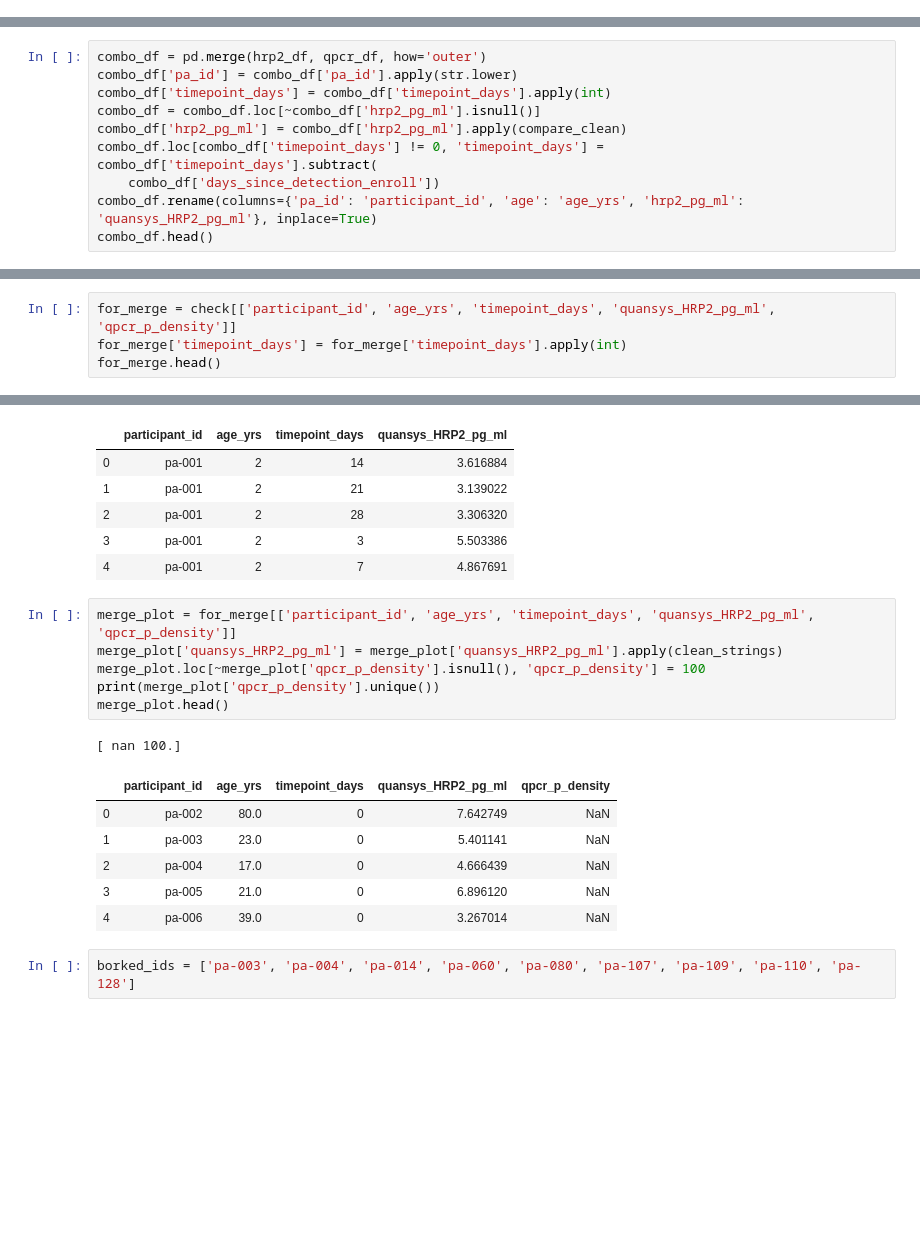
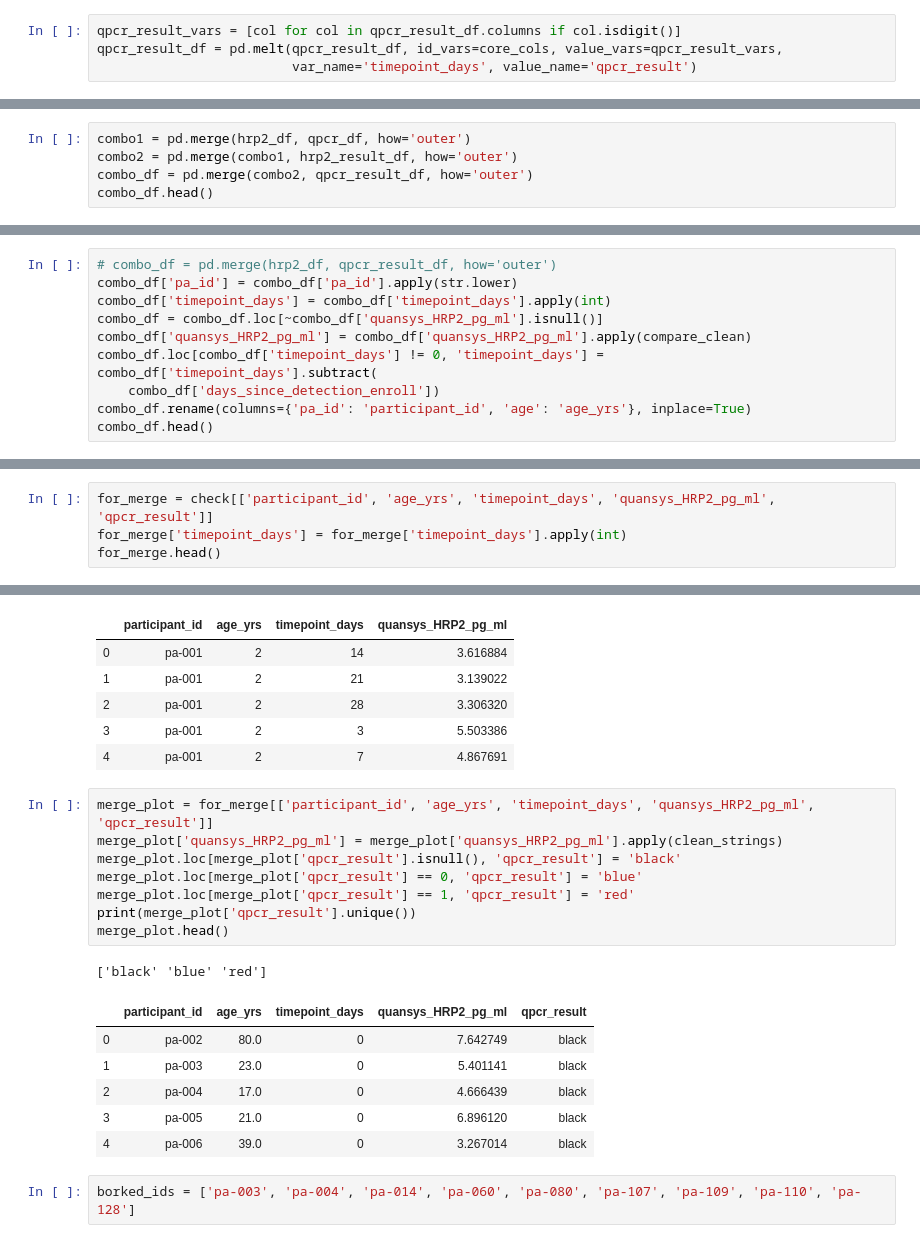
Before and after one commit to MACEPA/DIAMETER, a Jupyter notebook: ipynbs/processing/namibia_PCR_update_method.ipynb, the cells around one changed output, grey strips where cells are left out. Drawn from its saved outputs; the diff is of its cells as text; blank space fills up the shorter version.

```diff
--- a/ipynbs/processing/namibia_PCR_update_method.ipynb
+++ b/ipynbs/processing/namibia_PCR_update_method.ipynb
@@ -89,3 +80,7 @@ qpcr_df.head()
+# %%
+qpcr_result_vars = [col for col in qpcr_result_df.columns if col.isdigit()]
+qpcr_result_df = pd.melt(qpcr_result_df, id_vars=core_cols, value_vars=qpcr_result_vars,
+                         var_name='timepoint_days', value_name='qpcr_result')
 # %%
 def compare_clean(val):
     if isinstance(val, str):
@@ -97,3 +92,8 @@ def compare_clean(val):
         return val
     else:
         raise
+# %%
+combo1 = pd.merge(hrp2_df, qpcr_df, how='outer')
+combo2 = pd.merge(combo1, hrp2_result_df, how='outer')
+combo_df = pd.merge(combo2, qpcr_result_df, how='outer')
+combo_df.head()
@@ -100,12 +107,12 @@ def compare_clean(val):
 # %%
-combo_df = pd.merge(hrp2_df, qpcr_df, how='outer')
+# combo_df = pd.merge(hrp2_df, qpcr_result_df, how='outer')
 combo_df['pa_id'] = combo_df['pa_id'].apply(str.lower)
 combo_df['timepoint_days'] = combo_df['timepoint_days'].apply(int)
-combo_df = combo_df.loc[~combo_df['hrp2_pg_ml'].isnull()]
-combo_df['hrp2_pg_ml'] = combo_df['hrp2_pg_ml'].apply(compare_clean)
+combo_df = combo_df.loc[~combo_df['quansys_HRP2_pg_ml'].isnull()]
+combo_df['quansys_HRP2_pg_ml'] = combo_df['quansys_HRP2_pg_ml'].apply(compare_clean)
 combo_df.loc[combo_df['timepoint_days'] != 0, 'timepoint_days'] = combo_df['timepoint_days'].subtract(
     combo_df['days_since_detection_enroll'])
-combo_df.rename(columns={'pa_id': 'participant_id', 'age': 'age_yrs', 'hrp2_pg_ml': 'quansys_HRP2_pg_ml'}, inplace=True)
+combo_df.rename(columns={'pa_id': 'participant_id', 'age': 'age_yrs'}, inplace=True)
 combo_df.head()
 # %% [output]
 |  | participant_id | age_yrs | sex | day0_enrollee | days_since_detection_enroll | time_to_negativity_urdt | ... |
@@ -146,7 +155,7 @@ check.head()
 | 3 | 7.87264e+06 | pa-005 | 21.0 | Male | 1 | 0 | ... |
 | 4 | 1849.23 | pa-006 | 39.0 | Female | 0 | 10 | ... |
 # %%
-for_merge = check[['participant_id', 'age_yrs', 'timepoint_days', 'quansys_HRP2_pg_ml', 'qpcr_p_density']]
+for_merge = check[['participant_id', 'age_yrs', 'timepoint_days', 'quansys_HRP2_pg_ml', 'qpcr_result']]
 for_merge['timepoint_days'] = for_merge['timepoint_days'].apply(int)
 for_merge.head()
 # %% [output]
@@ -193,19 +202,21 @@ See the caveats in the documentation: http://pandas.pydata.org/pandas-docs/stabl
 | 3 | pa-001 | 2 | 3 | 5.503386 |
 | 4 | pa-001 | 2 | 7 | 4.867691 |
 # %%
-merge_plot = for_merge[['participant_id', 'age_yrs', 'timepoint_days', 'quansys_HRP2_pg_ml', 'qpcr_p_density']]
+merge_plot = for_merge[['participant_id', 'age_yrs', 'timepoint_days', 'quansys_HRP2_pg_ml', 'qpcr_result']]
 merge_plot['quansys_HRP2_pg_ml'] = merge_plot['quansys_HRP2_pg_ml'].apply(clean_strings)
-merge_plot.loc[~merge_plot['qpcr_p_density'].isnull(), 'qpcr_p_density'] = 100
-print(merge_plot['qpcr_p_density'].unique())
+merge_plot.loc[merge_plot['qpcr_result'].isnull(), 'qpcr_result'] = 'black'
+merge_plot.loc[merge_plot['qpcr_result'] == 0, 'qpcr_result'] = 'blue'
+merge_plot.loc[merge_plot['qpcr_result'] == 1, 'qpcr_result'] = 'red'
+print(merge_plot['qpcr_result'].unique())
 merge_plot.head()
 # %% [output]
-[ nan 100.]
+['black' 'blue' 'red']
-|  | participant_id | age_yrs | timepoint_days | quansys_HRP2_pg_ml | qpcr_p_density |
-| 0 | pa-002 | 80.0 | 0 | 7.642749 | NaN |
-| 1 | pa-003 | 23.0 | 0 | 5.401141 | NaN |
-| 2 | pa-004 | 17.0 | 0 | 4.666439 | NaN |
-| 3 | pa-005 | 21.0 | 0 | 6.896120 | NaN |
-| 4 | pa-006 | 39.0 | 0 | 3.267014 | NaN |
+|  | participant_id | age_yrs | timepoint_days | quansys_HRP2_pg_ml | qpcr_result |
+| 0 | pa-002 | 80.0 | 0 | 7.642749 | black |
+| 1 | pa-003 | 23.0 | 0 | 5.401141 | black |
+| 2 | pa-004 | 17.0 | 0 | 4.666439 | black |
+| 3 | pa-005 | 21.0 | 0 | 6.896120 | black |
+| 4 | pa-006 | 39.0 | 0 | 3.267014 | black |
 # %%
 borked_ids = ['pa-003', 'pa-004', 'pa-014', 'pa-060', 'pa-080', 'pa-107', 'pa-109', 'pa-110', 'pa-128']
 # %%
```
Also changed, not shown: parts of 19 cells of this notebook, 1 other file.
